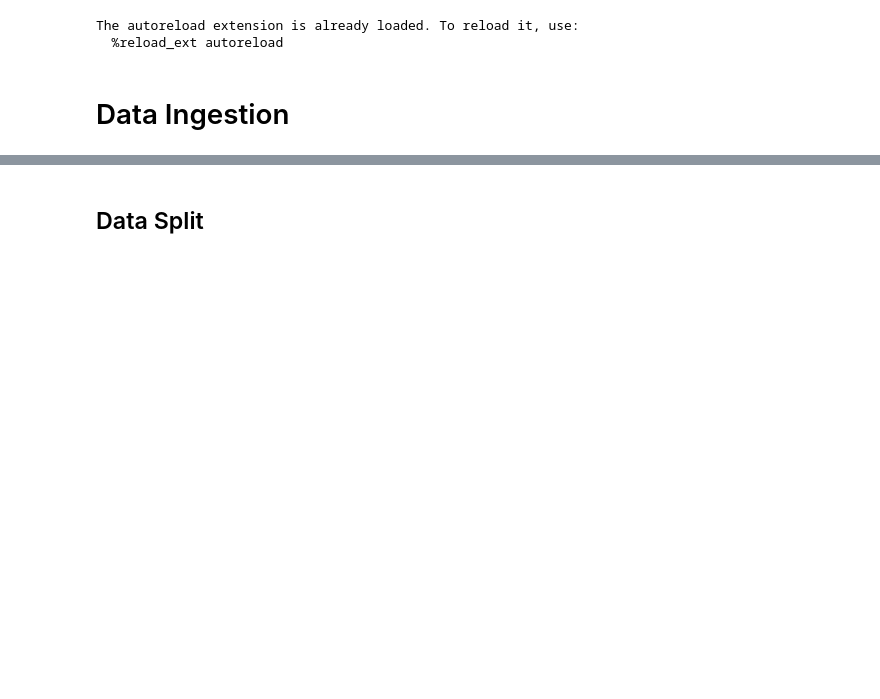
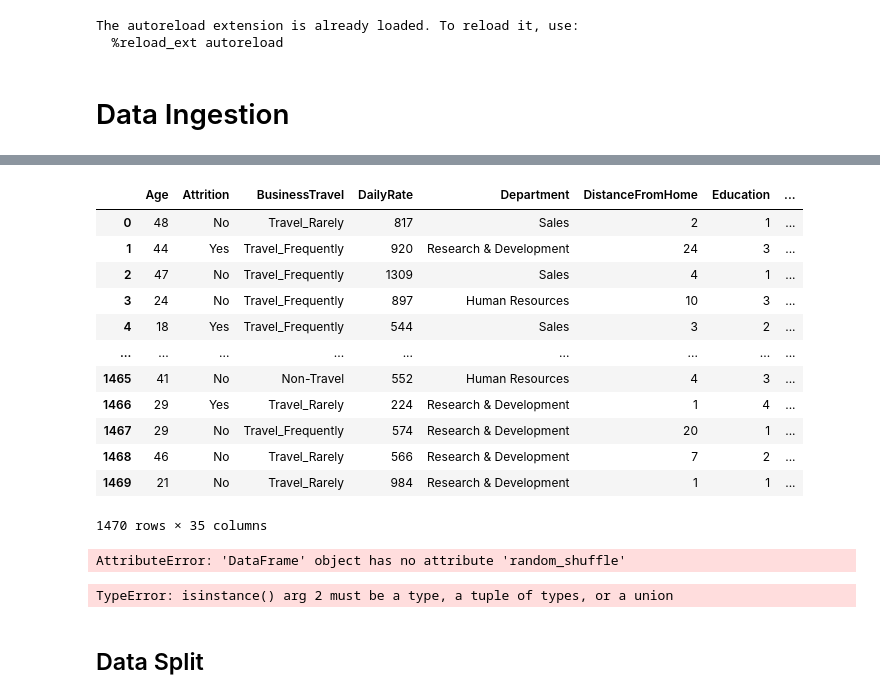
Before and after one commit to bekiekB1/hr_ibm-madewithML, a Jupyter notebook: notebooks/hr_emp_retention.ipynb, the cells around one changed output, grey strips where cells are left out. Cells and saved outputs as stored; diff of their text form; code cells hidden in the pictures; blank space fills up the shorter version.

```diff
--- a/notebooks/hr_emp_retention.ipynb
+++ b/notebooks/hr_emp_retention.ipynb
@@ -19,3 +59,28 @@ df.head()
+# %%
+df.sample(frac=1, random_state=1234).reset_index(drop=True)
+# %% [output]
+|  | Age | Attrition | BusinessTravel | DailyRate | Department | DistanceFromHome | Education | ... |
+| 0 | 48 | No | Travel_Rarely | 817 | Sales | 2 | 1 | ... |
+| 1 | 44 | Yes | Travel_Frequently | 920 | Research & Development | 24 | 3 | ... |
+| 2 | 47 | No | Travel_Frequently | 1309 | Sales | 4 | 1 | ... |
+| 3 | 24 | No | Travel_Frequently | 897 | Human Resources | 10 | 3 | ... |
+| 4 | 18 | Yes | Travel_Frequently | 544 | Sales | 3 | 2 | ... |
+| ... | ... | ... | ... | ... | ... | ... | ... | ... |
+| 1465 | 41 | No | Non-Travel | 552 | Human Resources | 4 | 3 | ... |
+| 1466 | 29 | Yes | Travel_Rarely | 224 | Research & Development | 1 | 4 | ... |
+| 1467 | 29 | No | Travel_Frequently | 574 | Research & Development | 20 | 1 | ... |
+| 1468 | 46 | No | Travel_Rarely | 566 | Research & Development | 7 | 2 | ... |
+| 1469 | 21 | No | Travel_Rarely | 984 | Research & Development | 1 | 1 | ... |
+1470 rows × 35 columns
+# %%
+df.random_shuffle(seed=1234)
+# %% [output]
+AttributeError: 'DataFrame' object has no attribute 'random_shuffle'
+# %%
+import pandas
+isinstance(type(df),pandas)
+# %% [output]
+TypeError: isinstance() arg 2 must be a type, a tuple of types, or a union
 # %% [markdown]
 ## Data Split
 # %%
```
Also changed, not shown: parts of 6 cells of this notebook, 9 other files.
